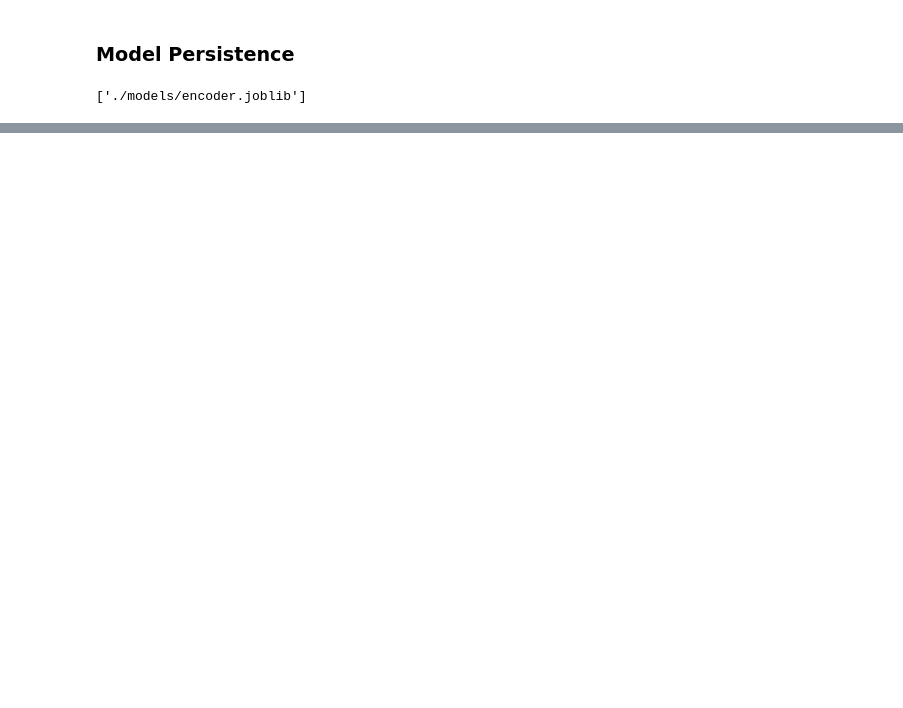
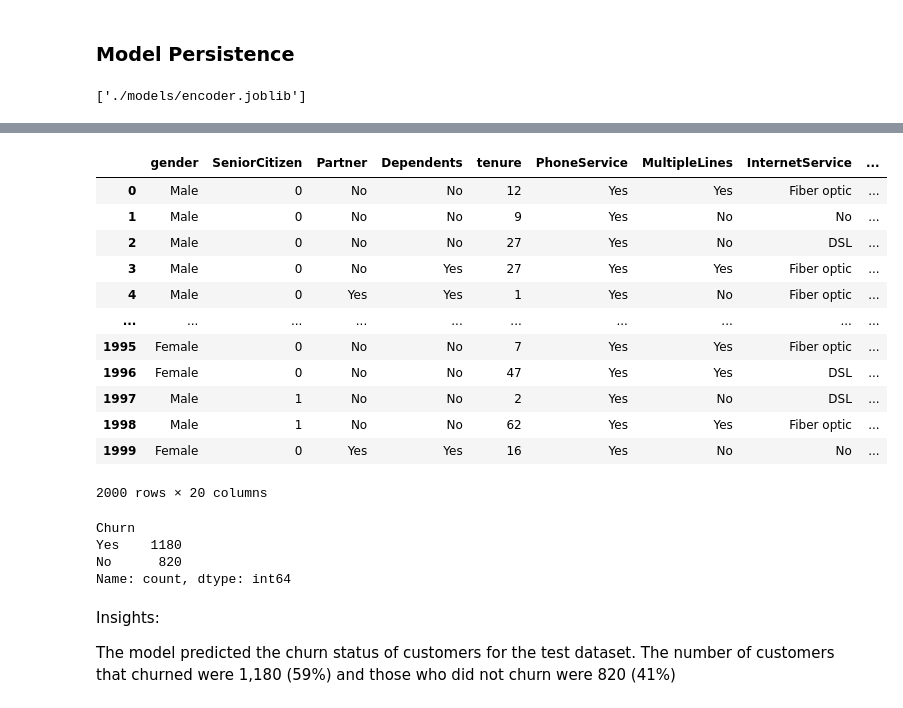
Before and after one commit to Elphoxa/Customer-Churn-Prediction-project, a Jupyter notebook: notebook 3.ipynb, the cells around one changed output, grey strips where cells are left out. Drawn from its saved outputs; the diff is of its cells as text; code cells hidden in the pictures; blank space fills up the shorter version.

```diff
--- a/notebook 3.ipynb
+++ b/notebook 3.ipynb
@@ -1335,0 +1448,31 @@ joblib.dump(label_encoder, './models/encoder.joblib')
+# %%
+# Iterate through each column and replace True/False with 'Yes'/'No'
+test_data['Churn'] = test_data['Churn'].replace({True: 'Yes', False: 'No'})
+
+test_data
+# %% [output]
+|  | gender | SeniorCitizen | Partner | Dependents | tenure | PhoneService | MultipleLines | InternetService | ... |
+| 0 | Male | 0 | No | No | 12 | Yes | Yes | Fiber optic | ... |
+| 1 | Male | 0 | No | No | 9 | Yes | No | No | ... |
+| 2 | Male | 0 | No | No | 27 | Yes | No | DSL | ... |
+| 3 | Male | 0 | No | Yes | 27 | Yes | Yes | Fiber optic | ... |
+| 4 | Male | 0 | Yes | Yes | 1 | Yes | No | Fiber optic | ... |
+| ... | ... | ... | ... | ... | ... | ... | ... | ... | ... |
+| 1995 | Female | 0 | No | No | 7 | Yes | Yes | Fiber optic | ... |
+| 1996 | Female | 0 | No | No | 47 | Yes | Yes | DSL | ... |
+| 1997 | Male | 1 | No | No | 2 | Yes | No | DSL | ... |
+| 1998 | Male | 1 | No | No | 62 | Yes | Yes | Fiber optic | ... |
+| 1999 | Female | 0 | Yes | Yes | 16 | Yes | No | No | ... |
+2000 rows × 20 columns
+# %%
+# Count the occurrences of unique values in the 'Churn' column
+test_data['Churn'].value_counts()
+# %% [output]
+Churn
+Yes    1180
+No      820
+Name: count, dtype: int64
+# %% [markdown]
+Insights:
+
+The model predicted the churn status of customers for the test dataset. The number of customers that churned were 1,180 (59%) and those who did not churn were 820 (41%)
```
Also changed, not shown: parts of 25 cells of this notebook, 4 other files.
